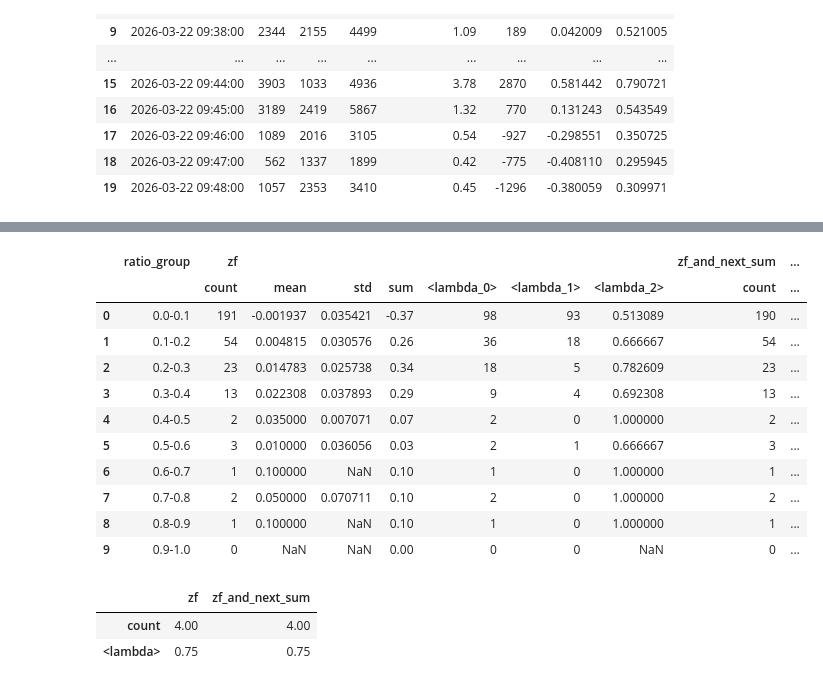
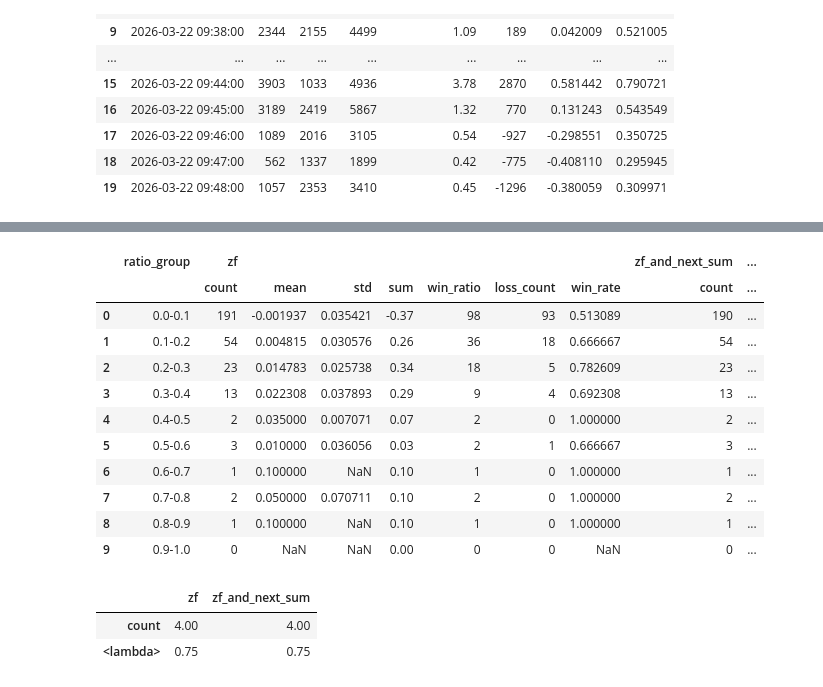
Before and after one commit to chen-cyw-yan/GP, a Jupyter notebook: 当日策列/股票数据.ipynb, the cells around one changed output, grey strips where cells are left out. Drawn from its saved outputs; the diff is of its cells as text; code cells hidden in the pictures.

```diff
--- a/当日策列/股票数据.ipynb
+++ b/当日策列/股票数据.ipynb
@@ -195,0 +224,6 @@ logout success!
+# %%
+from sqlalchemy import create_engine
+engine = create_engine("mysql+pymysql://root:chen@127.0.0.1:3306/gp")
+dtr=pd.read_sql("select code as code1,max(outstanding_share)  as ltgb from gp.stock where `date`>='2026-03-01' group by code",con=engine)
+# %%
+dtr['code2']=dtr['code1'].map(lambda x:x[0:2]+'.'+x[2:])
@@ -213,7 +245,7 @@ df['pre_close']=df['close'].shift(1)
 df=df.loc[df['date']!='2025-01-02']
 
 res_df = []
-for date, v in df.groupby('date'):
+for date, v in tqdm.tqdm(df.groupby(['code','date'])):
     # 1. 计算当天最高价 (这是标量，没问题)
     today_high = v['high'].max()
     # 2. 提取特定时间的数据，并强制转换为标量 (使用 .iloc[0])
@@ -299,9 +331,12 @@ dfs['volume']=dfs['volume'].astype(int)
 dfs['est_buy_vol'] = dfs['volume'] * dfs['buy_ratio']
 dfs['est_sell_vol'] = dfs['volume'] * (1 - dfs['buy_ratio'])
 
+dfs=pd.merge(left=dfs,right=dtr,left_on='code',right_on='code2')
+
+
 
 min15_df=[]
-for k,v in dfs.groupby('date'):
+for k,v in dfs.groupby(['code','date']):
     buy_volume=v['est_buy_vol'].sum()
     sell_volume=v['est_sell_vol'].sum()
     # if sell_volume==0:
@@ -313,7 +348,8 @@ for k,v in dfs.groupby('date'):
     if buy_ratio>50:
         buy_ratio=50
     all_volume=buy_volume+sell_volume
-    zb=round(all_volume/1087735321,4)
+    all_lt_volume=v.loc[0,'ltgb']
+    zb=round(all_volume/all_lt_volume,4)
     v.reset_index(drop=True,inplace=True)
     zf=v.loc[0,'zf']
     sjzf=v.loc[0,'sjzf']
@@ -372,28 +394,34 @@ else:
 # %%
-min15_df['zb_group'] = pd.cut(min15_df['zb_norm'], bins=bins, labels=labels, right=False)
-min15_df['zf_and_next_sum'] = min15_df['zf'] + min15_df['next_day_zf']
+func_pos_rate = lambda x: (x >= 0).sum() / x.count()
+func_pos_rate.__name__ = 'win_rate'  # 设置别名为 win_rate
+
+func_neg_count = lambda x: (x < 0).sum()
+func_neg_count.__name__ = 'loss_count' # 设置别名
+
+func_pos_count = lambda x: (x >= 0).sum()
+func_pos_count.__name__ = 'win_ratio' # 设置别名
 # %%
 min15_df.groupby('ratio_group').agg({
     'zf': ['count',
            'mean',
            'std',
            'sum',
-           lambda x:(x>=0).sum(),
-           lambda x:(x<0).sum(),
-           lambda x:(x>=0).sum()/x.count(),
+           func_pos_count,
+           func_neg_count,
+           func_pos_rate,
            ],
     'zf_and_next_sum':
         ['count',
            'mean',
            'std',
            'sum',
-           lambda x:(x>=0).sum(),
-           lambda x:(x<0).sum(),
-           lambda x:(x>=0).sum()/x.count(),],
+           func_pos_count,
+           func_neg_count,
+           func_pos_rate,]
 }).reset_index()
 # %% [output]
 |  | ratio_group | zf |  |  |  |  |  |  | zf_and_next_sum | ... |
-|  |  | count | mean | std | sum | <lambda_0> | <lambda_1> | <lambda_2> | count | ... |
+|  |  | count | mean | std | sum | win_ratio | loss_count | win_rate | count | ... |
 | 0 | 0.0-0.1 | 191 | -0.001937 | 0.035421 | -0.37 | 98 | 93 | 0.513089 | 190 | ... |
 | 1 | 0.1-0.2 | 54 | 0.004815 | 0.030576 | 0.26 | 36 | 18 | 0.666667 | 54 | ... |
 | 2 | 0.2-0.3 | 23 | 0.014783 | 0.025738 | 0.34 | 18 | 5 | 0.782609 | 23 | ... |
```
Also changed, not shown: parts of 18 cells of this notebook, 1 other file.
